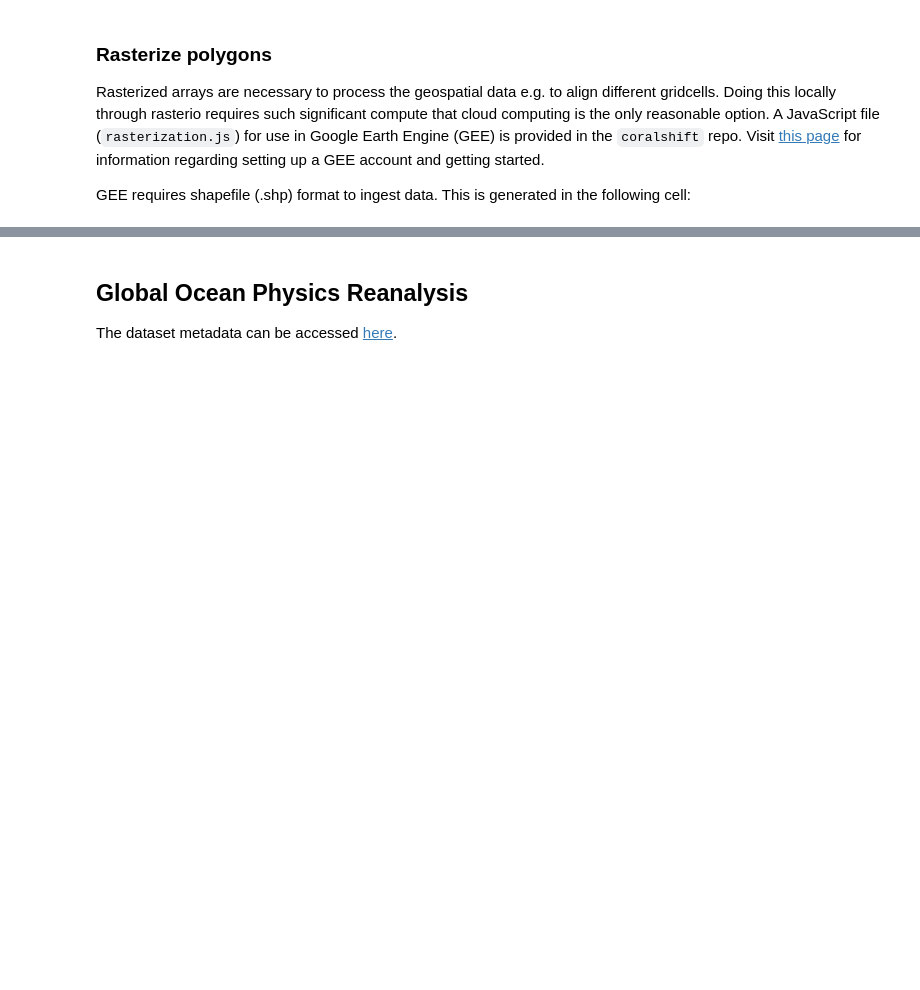
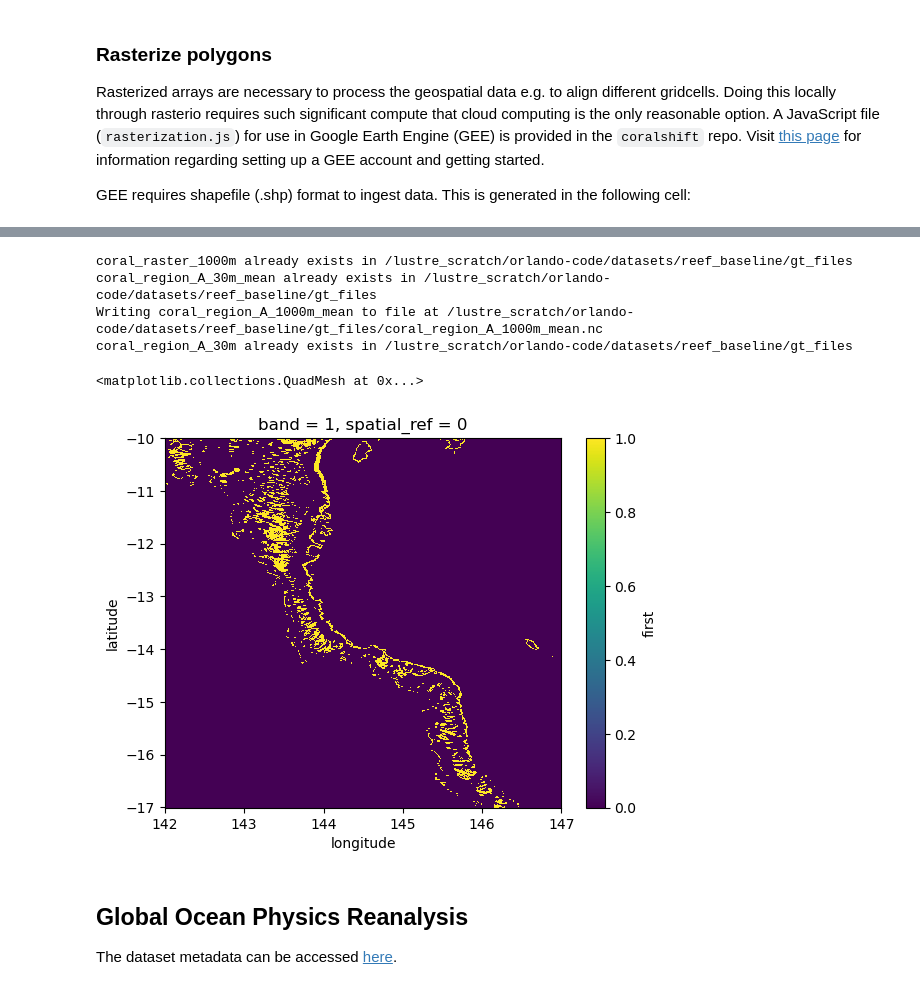
Before and after one commit to orlando-code/coralshift, a Jupyter notebook: notebooks/dataloading.ipynb, the cells around one changed output, grey strips where cells are left out. Cells and saved outputs as stored; diff of their text form; code cells hidden in the pictures; blank space fills up the shorter version.

```diff
--- a/notebooks/dataloading.ipynb
+++ b/notebooks/dataloading.ipynb
@@ -370,5 +310,18 @@ reef_extent.process_coral_gt_tifs(tif_dir_name="gt_tifs", target_resolution_d=ta
+# %%
+# process all tifs in folder, casting to nc files for future use
+reef_extent.process_reef_extent_tifs()
+# %% [output]
+coral_raster_1000m already exists in /lustre_scratch/orlando-code/datasets/reef_baseline/gt_files
+coral_region_A_30m_mean already exists in /lustre_scratch/orlando-code/datasets/reef_baseline/gt_files
+Writing coral_region_A_1000m_mean to file at /lustre_scratch/orlando-code/datasets/reef_baseline/gt_files/coral_region_A_1000m_mean.nc
+coral_region_A_30m already exists in /lustre_scratch/orlando-code/datasets/reef_baseline/gt_files
 # %%
-# TODO: visualisation
+# TODO: automated visualisation
+
+gt_tif_dict['coral_raster_1000m'].plot()
+# %% [output]
+<matplotlib.collections.QuadMesh at 0x...>
+[figure, added]
 # %% [markdown]
 ## Global Ocean Physics Reanalysis
 
```
Also changed, not shown: parts of 17 cells of this notebook.
